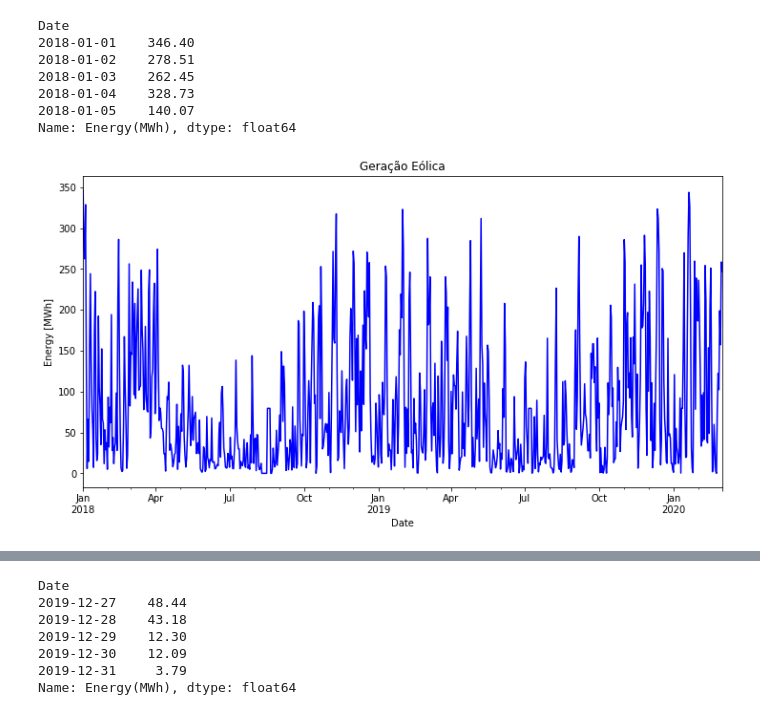
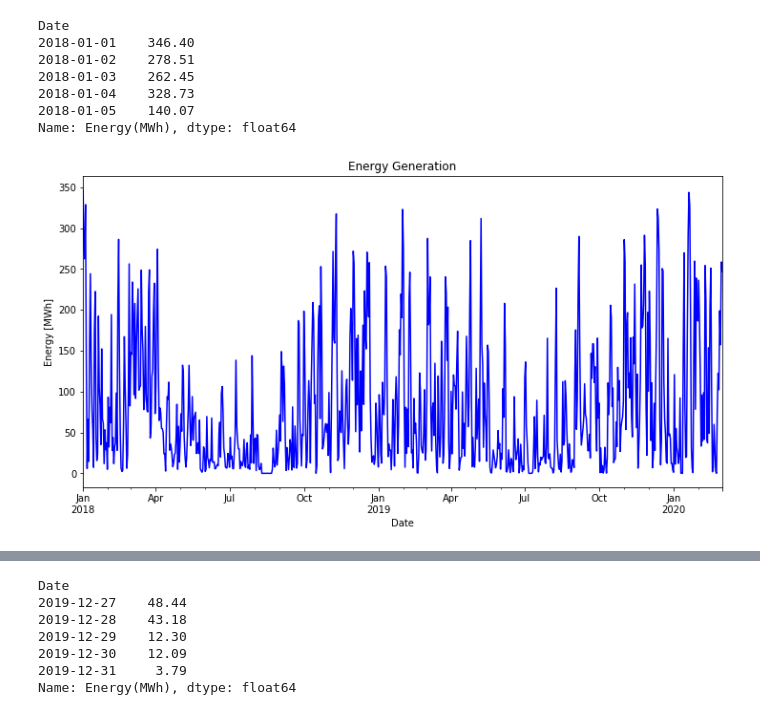
Before and after one commit to jmcabreira-zz/Data-Science-Projects, a Jupyter notebook: Wind_power_forecast/Untitled.ipynb, the cells around one changed output, grey strips where cells are left out. Cells and saved outputs as stored; diff of their text form; code cells hidden in the pictures.

```diff
--- a/Wind_power_forecast/Untitled.ipynb
+++ b/Wind_power_forecast/Untitled.ipynb
@@ -87,8 +122,8 @@ Name: Energy(MWh), dtype: float64
 # %%
 # display plot
 plt.figure(figsize = (12,6))
-Energy.plot(title = 'Geração Eólica', color = 'blue')
+Energy.plot(title = 'Energy Generation', color = 'blue')
 plt.ylabel('Energy [MWh]')
 plt.show()
 # %% [output]
-[figure, old version]
+[figure, new version]
```
Also changed, not shown: parts of 31 cells of this notebook.
